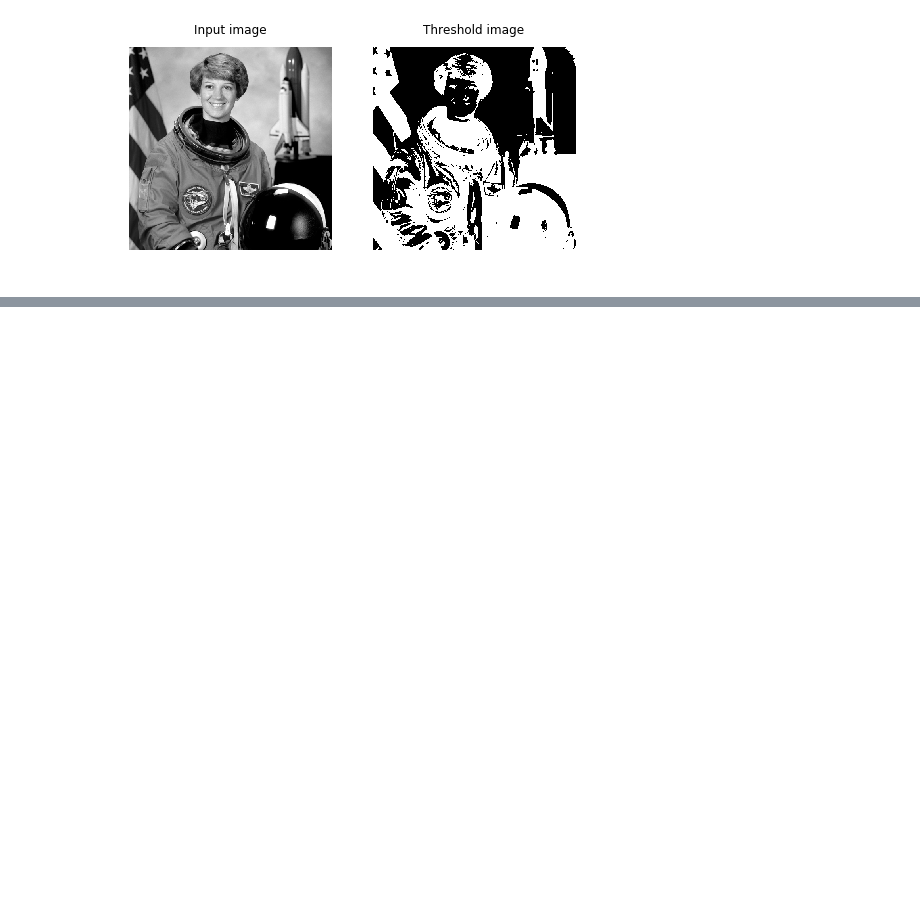
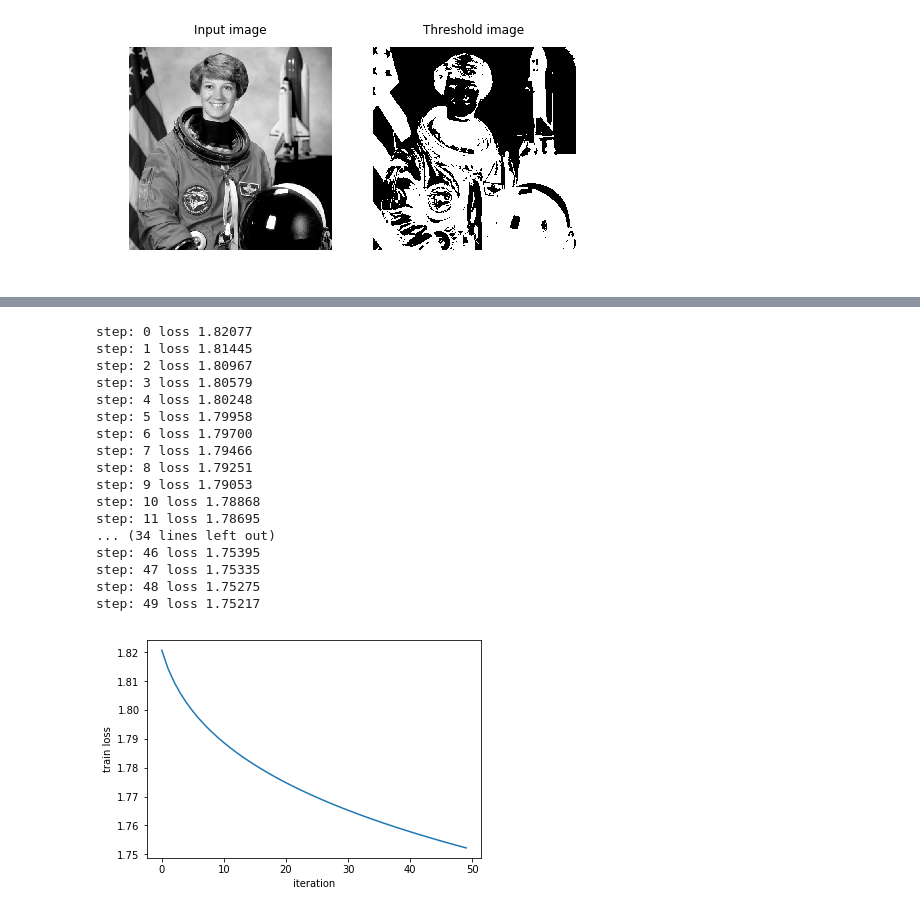
Before and after one commit to pedrodiamel/nettutorial, a Jupyter notebook: icaffelayer.ipynb, the cells around one changed output, grey strips where cells are left out. Drawn from its saved outputs; the diff is of its cells as text; code cells hidden in the pictures; blank space fills up the shorter version.

```diff
--- a/icaffelayer.ipynb
+++ b/icaffelayer.ipynb
@@ -187,0 +246,41 @@ solver.step(100)
+# %%
+%%time
+niter = 50
+test_interval = 1
+# losses will also be stored in the log
+train_loss = np.zeros(niter)
+
+# the main solver loop
+for it in range(niter):
+
+    solver.step(100)  # SGD by Caffe
+
+    # store the train loss
+    train_loss[it] = solver.net.blobs['loss'].data
+    print('step: {} loss {:0.5f}'.format(it,train_loss[it]))
+
+
+plt.figure()
+plt.plot(np.arange(niter), train_loss)
+plt.xlabel('iteration')
+plt.ylabel('train loss')
+plt.show()
+# %% [output]
+step: 0 loss 1.82077
+step: 1 loss 1.81445
+step: 2 loss 1.80967
+step: 3 loss 1.80579
+step: 4 loss 1.80248
+step: 5 loss 1.79958
+step: 6 loss 1.79700
+step: 7 loss 1.79466
+step: 8 loss 1.79251
+step: 9 loss 1.79053
+step: 10 loss 1.78868
+step: 11 loss 1.78695
+... (34 lines left out)
+step: 46 loss 1.75395
+step: 47 loss 1.75335
+step: 48 loss 1.75275
+step: 49 loss 1.75217
+[figure, added]
```
Also changed, not shown: parts of 19 cells of this notebook, 8 other files.
